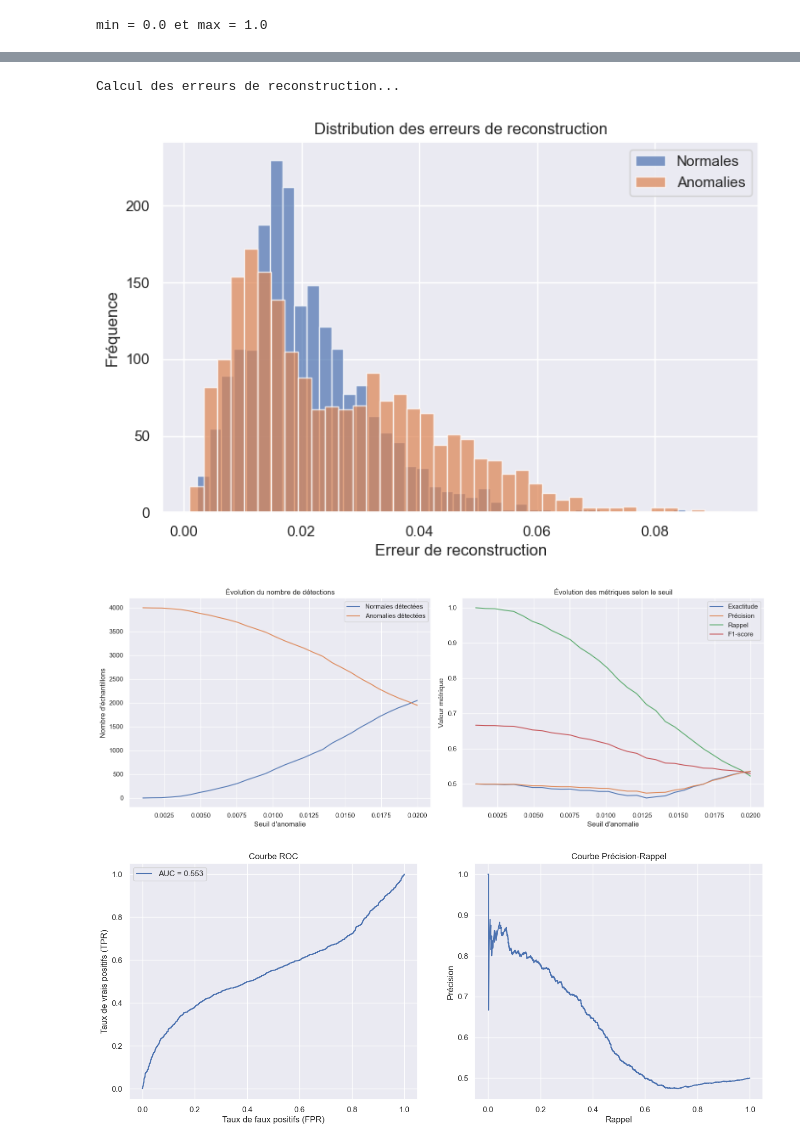
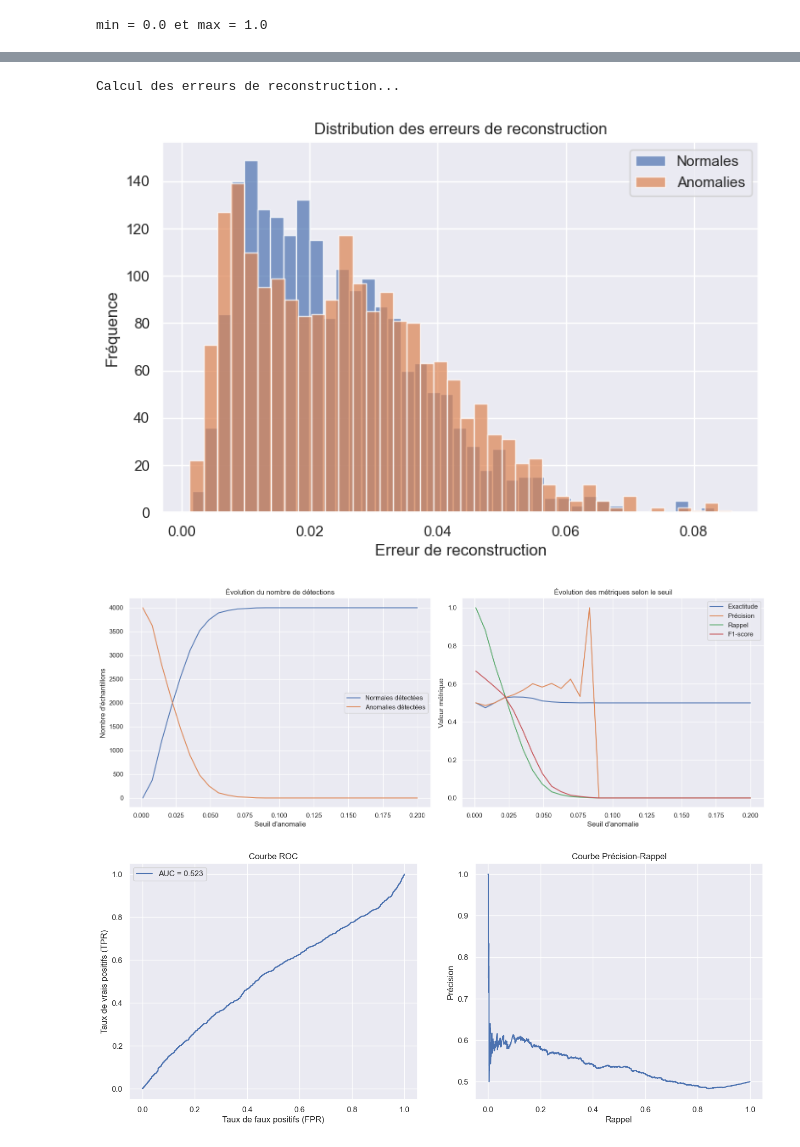
Before and after one commit to soirfaneabdallah/GestionsDechet, a Jupyter notebook: autoencoder1.ipynb, the cells around one changed output, grey strips where cells are left out. Cells and saved outputs as stored; diff of their text form; code cells hidden in the pictures.

```diff
--- a/autoencoder1.ipynb
+++ b/autoencoder1.ipynb
@@ -558,16 +580,17 @@ else:
 import time
 start_time = time.time()
 history = autoencoder.train(
-    x_train = train_generator ,
-    x_val = test_generator ,
+    x_train = train_generator,
+    x_val = test_generator,
     batch_size=16,
-    epochs=start_epoch + 50,
-     initial_epoch=start_epoch,
+    epochs=100,
     x_vis=X_vis,
+    #epochs = start_epoch + 50,
+    initial_epoch=start_epoch,
     save_path="model_dct_8.keras"
 )
 end_time = time.time()
-#elapsed = end_time - start_time
+#days, rem = divmod(elapsed, 86400)
 #hours, rem = divmod(rem, 3600)
 #minutes, seconds = divmod(rem, 60)
 
@@ -627,4 +629,4 @@ tf.keras.utils.plot_model(model1, show_shapes=True, show_layer_names=False, dpi=
 # %%
 img,_ = outils.prepare_image(img_path=path,target_size=240)
 # %%
-img = X_vis[5:20]
+img = X_train[1:20]
@@ -675,2 +673,7 @@ np.unique(y_test_an,return_counts=True)
 # %%
 (X_test_an, y_test_an), (_,_) = df_anomalie.create_data(test_size=0.0000000000001)
+# %%
+X_test_an = X_test_an.astype('float32') / 255.
+# %%
+encoded_imgs,g,z = model1.encoder(np.expand_dims(X_test_an[9]/255, axis = 0))
+recon = model1.decoder(z)
@@ -830,13 +837,13 @@ def detect_anomalies_complete_v2(autoencoder, x_data, y_true, thresholds, batch_
 
     return errors, df_metrics, best_t
 # %%
-thresholds = np.linspace(0.001, 0.02, 30)
-errors, df_metrics, best_t = detect_anomalies_complete_v2(autoencoder, X_test_an, y_test_an, thresholds, batch_size=16)
+thresholds = np.linspace(0.001, 0.2, 30)
+errors, df_metrics, best_t = detect_anomalies_complete_v2(model1, X_test_an, y_test_an, thresholds, batch_size=16)
 # %% [output]
 Calcul des erreurs de reconstruction...
-[figure, old version]
+[figure, new version]
-[figure, old version]
+[figure, new version]
-[figure, old version]
+[figure, new version]
  Seuil optimal (F1 max) = 0.00100
 
 Métriques associées :
```
Also changed, not shown: parts of 29 cells of this notebook.
